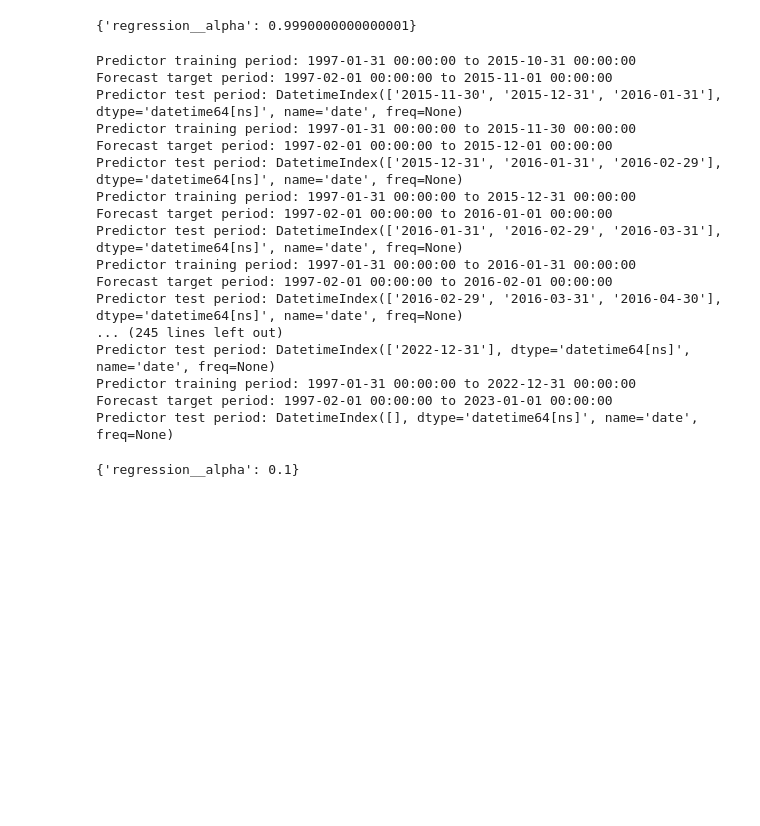
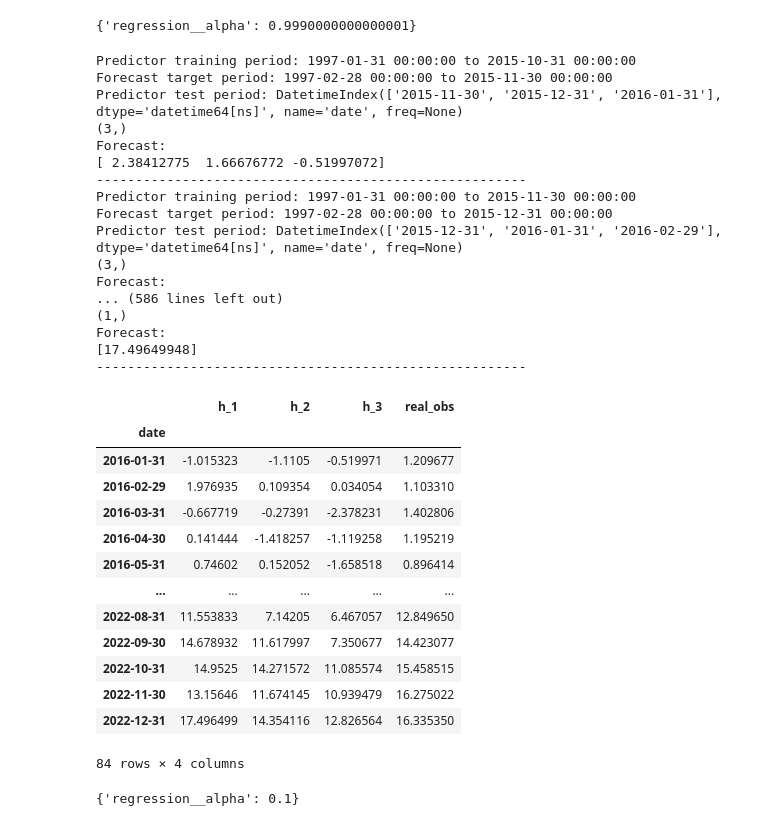
Before and after one commit to lamlam98765/thesis_code, a Jupyter notebook: main/4_Shrinkage_methods.ipynb, the cells around one changed output. Saved outputs shown, nothing was run; the diff lists cells and outputs as text; code cells hidden in the pictures; blank space fills up the shorter version.

```diff
--- a/main/Shrinkage_methods.ipynb
+++ b/main/4_Shrinkage_methods.ipynb
@@ -131,9 +120,9 @@ print(grid.best_params_)
 horizons = [1, 2, 3]
 max_horizon = 3
 
-forecast_df = pd.DataFrame()
+forecast_result = pd.DataFrame(columns=['h_1', 'h_2', 'h_3'], index= food_df.iloc[len(X_food_train) - max_horizon +1:, :].index)
 
-for i in range(1, len(X_food_test) + max_horizon + 1):
+for i in range(1, len(X_food_test) + max_horizon): #
 
     # test data = 3 next observations
 
@@ -144,28 +133,36 @@ for i in range(1, len(X_food_test) + max_horizon + 1):
     X_test = food_df.iloc[len(X_food_train) - max_horizon +1+ i: len(X_food_train) + 1+ i]
 
     print(f'Predictor training period: {X_train.index[0]} to {X_train.index[-1]}')
-
     print(f'Forecast target period: {y_train.index[0]} to {y_train.index[-1]}')
     print(f'Predictor test period: {X_test.index}')
 
-    #model = Ridge(alpha=1)
-    #model.fit(train_data, test_data)
-    #model.predict()
+    model = Ridge(alpha=1)
+    model.fit(X_train, y_train)
+    y_pred = model.predict(X_test).ravel()
+    print(f'Forecast: ')
+    print(y_pred)
+
+    if len(y_pred) < 3:
+    # Pad with zeros to make it a length of 3
+        y_pred = np.pad(y_pred, (0, 3 - len(y_pred)), 'constant')
+    forecast_result.iloc[i-1, :] = y_pred
+
+    print('-------------------------------------------------------')
 # %% [output]
 Predictor training period: 1997-01-31 00:00:00 to 2015-10-31 00:00:00
-Forecast target period: 1997-02-01 00:00:00 to 2015-11-01 00:00:00
+Forecast target period: 1997-02-28 00:00:00 to 2015-11-30 00:00:00
 Predictor test period: DatetimeIndex(['2015-11-30', '2015-12-31', '2016-01-31'], dtype='datetime64[ns]', name='date', freq=None)
+(3,)
+Forecast:
+[ 2.38412775  1.66676772 -0.51997072]
+-------------------------------------------------------
 Predictor training period: 1997-01-31 00:00:00 to 2015-11-30 00:00:00
-Forecast target period: 1997-02-01 00:00:00 to 2015-12-01 00:00:00
+Forecast target period: 1997-02-28 00:00:00 to 2015-12-31 00:00:00
 Predictor test period: DatetimeIndex(['2015-12-31', '2016-01-31', '2016-02-29'], dtype='datetime64[ns]', name='date', freq=None)
-Predictor training period: 1997-01-31 00:00:00 to 2015-12-31 00:00:00
-Forecast target period: 1997-02-01 00:00:00 to 2016-01-01 00:00:00
-Predictor test period: DatetimeIndex(['2016-01-31', '2016-02-29', '2016-03-31'], dtype='datetime64[ns]', name='date', freq=None)
-Predictor training period: 1997-01-31 00:00:00 to 2016-01-31 00:00:00
-Forecast target period: 1997-02-01 00:00:00 to 2016-02-01 00:00:00
-Predictor test period: DatetimeIndex(['2016-02-29', '2016-03-31', '2016-04-30'], dtype='datetime64[ns]', name='date', freq=None)
-... (245 lines left out)
-Predictor test period: DatetimeIndex(['2022-12-31'], dtype='datetime64[ns]', name='date', freq=None)
-Predictor training period: 1997-01-31 00:00:00 to 2022-12-31 00:00:00
-Forecast target period: 1997-02-01 00:00:00 to 2023-01-01 00:00:00
-Predictor test period: DatetimeIndex([], dtype='datetime64[ns]', name='date', freq=None)
+(3,)
+Forecast:
+... (586 lines left out)
+(1,)
+Forecast:
+[17.49649948]
+-------------------------------------------------------
@@ -214,3 +169,27 @@ def recursive_forecast(algorithm, hyperparameter, X_train, X_test, horizon = 3):
+# %%
+forecast_df = pd.DataFrame(columns=['h_1', 'h_2', 'h_3'], index= y_food_test[y_food_test.index < '2023-01-31'].index)
+
+forecast_df.iloc[:, 0] = forecast_result.iloc[2:-1, 0]
+forecast_df.iloc[:, 1] = forecast_result.iloc[1:-2, 1]
+forecast_df.iloc[:, 2] = forecast_result.iloc[:-3, 2]
+forecast_df.loc[:, 'real_obs'] = y_food_test[y_food_test.index < '2023-01-31']
+# %%
+forecast_df
+# %% [output]
+|  | h_1 | h_2 | h_3 | real_obs |
+| date |  |  |  |  |
+| 2016-01-31 | -1.015323 | -1.1105 | -0.519971 | 1.209677 |
+| 2016-02-29 | 1.976935 | 0.109354 | 0.034054 | 1.103310 |
+| 2016-03-31 | -0.667719 | -0.27391 | -2.378231 | 1.402806 |
+| 2016-04-30 | 0.141444 | -1.418257 | -1.119258 | 1.195219 |
+| 2016-05-31 | 0.74602 | 0.152052 | -1.658518 | 0.896414 |
+| ... | ... | ... | ... | ... |
+| 2022-08-31 | 11.553833 | 7.14205 | 6.467057 | 12.849650 |
+| 2022-09-30 | 14.678932 | 11.617997 | 7.350677 | 14.423077 |
+| 2022-10-31 | 14.9525 | 14.271572 | 11.085574 | 15.458515 |
+| 2022-11-30 | 13.15646 | 11.674145 | 10.939479 | 16.275022 |
+| 2022-12-31 | 17.496499 | 14.354116 | 12.826564 | 16.335350 |
+84 rows × 4 columns
 # %%
 # 5-fold for train data + 1 horizon:
 from shutil import rmtree
```
Also changed, not shown: parts of 4 cells of this notebook, 10 other files.
